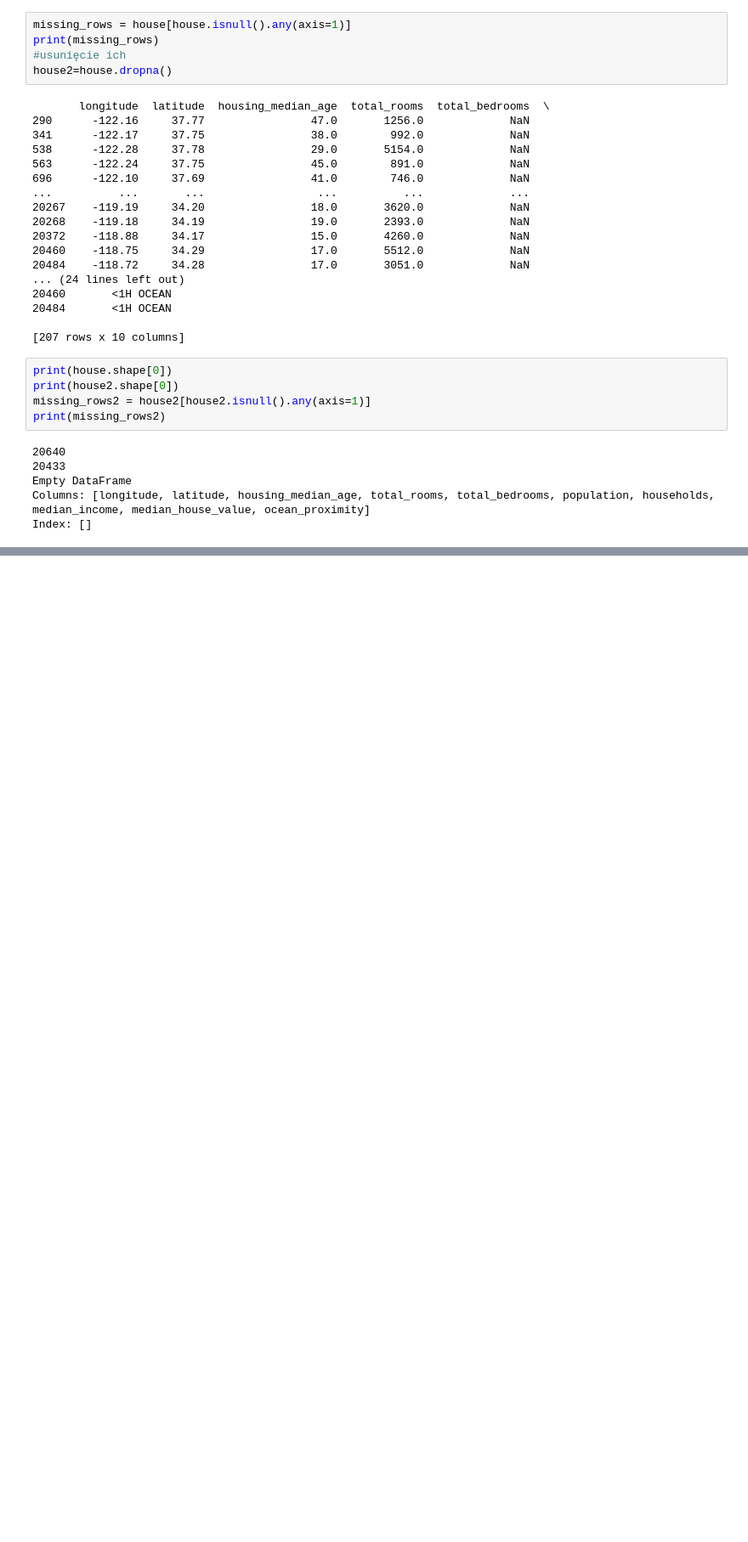
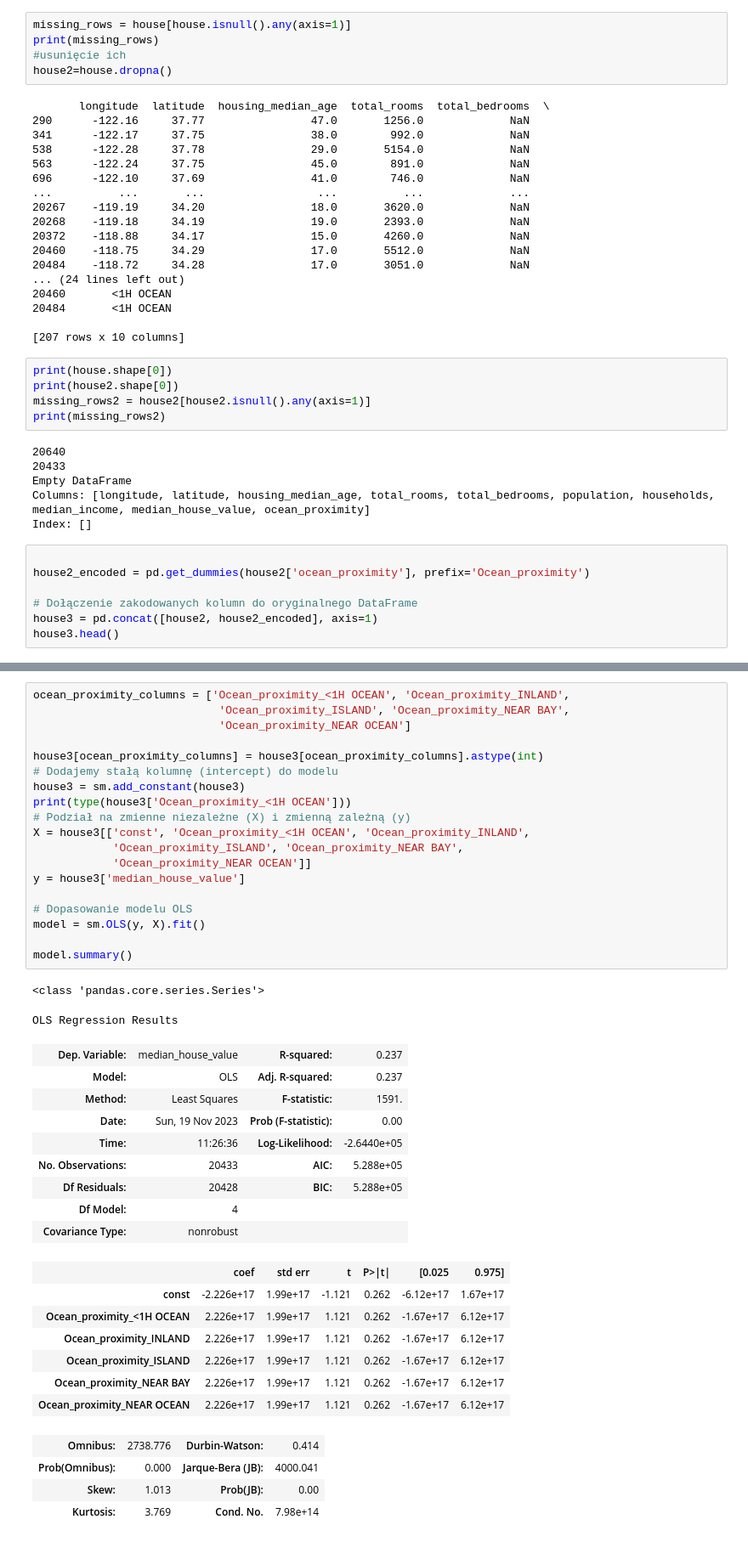
Before and after one commit to MichalBrodackiPJA/Eksploracja-i-Wizualizacja-Danych, a Jupyter notebook: Ćwiczenia 3/Lab - Regresja Liniowa.ipynb, the cells around one changed output, grey strips where cells are left out. Shown at 85% size. Saved outputs shown, nothing was run; the diff lists cells and outputs as text; blank space fills up the shorter version.

```diff
--- a/Ćwiczenia 3/Lab - Regresja Liniowa.ipynb
+++ b/Ćwiczenia 3/Lab - Regresja Liniowa.ipynb
@@ -497,3 +497,10 @@ print(missing_rows2)
 Empty DataFrame
 Columns: [longitude, latitude, housing_median_age, total_rooms, total_bedrooms, population, households, median_income, median_house_value, ocean_proximity]
 Index: []
+# %%
+
+house2_encoded = pd.get_dummies(house2['ocean_proximity'], prefix='Ocean_proximity')
+
+# Dołączenie zakodowanych kolumn do oryginalnego DataFrame
+house3 = pd.concat([house2, house2_encoded], axis=1)
+house3.head()
@@ -499,0 +514,42 @@ Index: []
+# %%
+ocean_proximity_columns = ['Ocean_proximity_<1H OCEAN', 'Ocean_proximity_INLAND',
+                            'Ocean_proximity_ISLAND', 'Ocean_proximity_NEAR BAY',
+                            'Ocean_proximity_NEAR OCEAN']
+
+house3[ocean_proximity_columns] = house3[ocean_proximity_columns].astype(int)
+# Dodajemy stałą kolumnę (intercept) do modelu
+house3 = sm.add_constant(house3)
+print(type(house3['Ocean_proximity_<1H OCEAN']))
+# Podział na zmienne niezależne (X) i zmienną zależną (y)
+X = house3[['const', 'Ocean_proximity_<1H OCEAN', 'Ocean_proximity_INLAND',
+            'Ocean_proximity_ISLAND', 'Ocean_proximity_NEAR BAY',
+            'Ocean_proximity_NEAR OCEAN']]
+y = house3['median_house_value']
+
+# Dopasowanie modelu OLS
+model = sm.OLS(y, X).fit()
+
+model.summary()
+# %% [output]
+<class 'pandas.core.series.Series'>
+OLS Regression Results
+| Dep. Variable: | median_house_value | R-squared: | 0.237 |
+| Model: | OLS | Adj. R-squared: | 0.237 |
+| Method: | Least Squares | F-statistic: | 1591. |
+| Date: | Sun, 19 Nov 2023 | Prob (F-statistic): | 0.00 |
+| Time: | 11:26:36 | Log-Likelihood: | -2.6440e+05 |
+| No. Observations: | 20433 | AIC: | 5.288e+05 |
+| Df Residuals: | 20428 | BIC: | 5.288e+05 |
+| Df Model: | 4 |  |  |
+| Covariance Type: | nonrobust |  |  |
+|  | coef | std err | t | P>|t| | [0.025 | 0.975] |
+| const | -2.226e+17 | 1.99e+17 | -1.121 | 0.262 | -6.12e+17 | 1.67e+17 |
+| Ocean_proximity_<1H OCEAN | 2.226e+17 | 1.99e+17 | 1.121 | 0.262 | -1.67e+17 | 6.12e+17 |
+| Ocean_proximity_INLAND | 2.226e+17 | 1.99e+17 | 1.121 | 0.262 | -1.67e+17 | 6.12e+17 |
+| Ocean_proximity_ISLAND | 2.226e+17 | 1.99e+17 | 1.121 | 0.262 | -1.67e+17 | 6.12e+17 |
+| Ocean_proximity_NEAR BAY | 2.226e+17 | 1.99e+17 | 1.121 | 0.262 | -1.67e+17 | 6.12e+17 |
+| Ocean_proximity_NEAR OCEAN | 2.226e+17 | 1.99e+17 | 1.121 | 0.262 | -1.67e+17 | 6.12e+17 |
+| Omnibus: | 2738.776 | Durbin-Watson: | 0.414 |
+| Prob(Omnibus): | 0.000 | Jarque-Bera (JB): | 4000.041 |
+| Skew: | 1.013 | Prob(JB): | 0.00 |
+| Kurtosis: | 3.769 | Cond. No. | 7.98e+14 |
```
Also changed, not shown: parts of 11 cells of this notebook.
